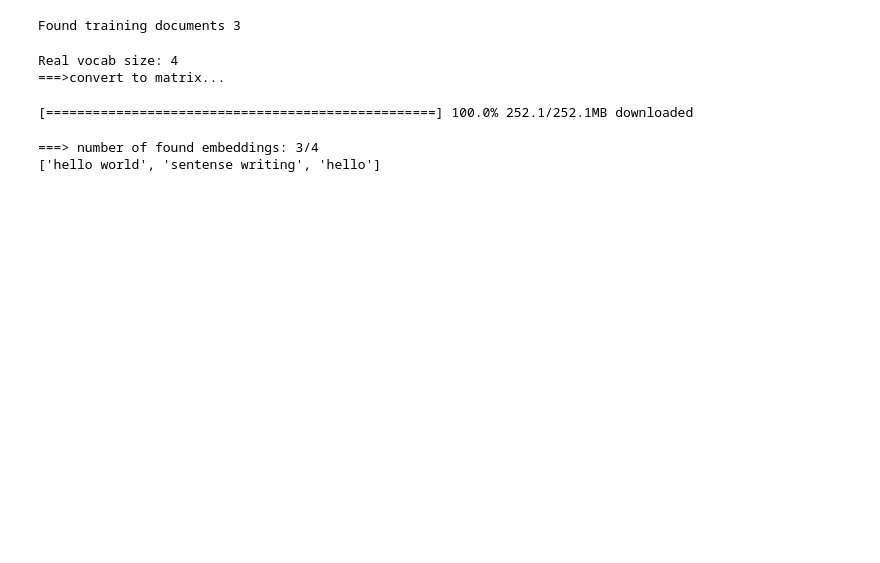
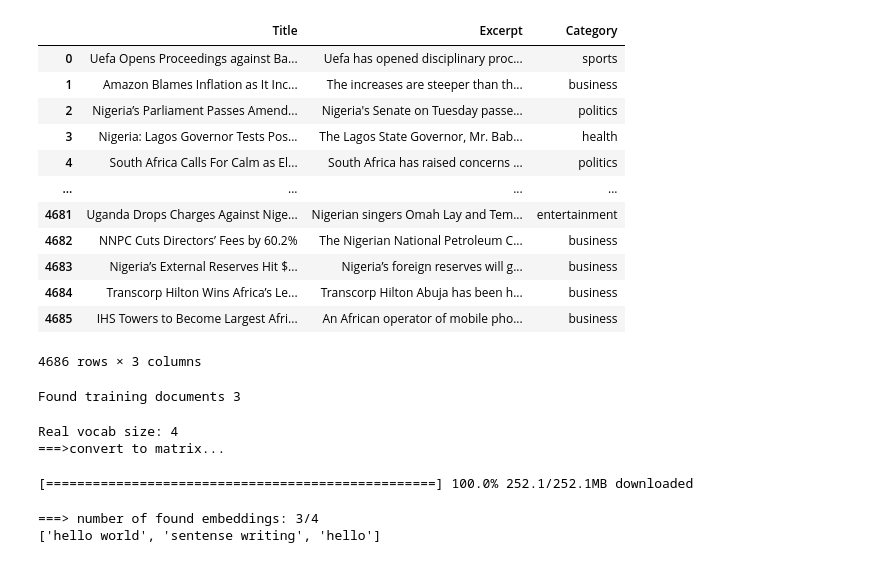
Before and after one commit to icep1anet/ECRTM-handler, a Jupyter notebook: sample.ipynb, the cells around one changed output. Saved outputs shown, nothing was run; the diff lists cells and outputs as text; code cells hidden in the pictures; blank space fills up the shorter version.

```diff
--- a/sample.ipynb
+++ b/sample.ipynb
@@ -33,3 +49,25 @@ data = ["Hello World",
+# %%
+# 複数GPUがある場合は数値で選択可能
+device = "cuda" # or "cpu"
+
+df_train = pd.read_csv("train.csv")
+df_test = pd.read_csv("test.csv")
+
+df_train
+# %% [output]
+|  | Title | Excerpt | Category |
+| 0 | Uefa Opens Proceedings against Ba... | Uefa has opened disciplinary proc... | sports |
+| 1 | Amazon Blames Inflation as It Inc... | The increases are steeper than th... | business |
+| 2 | Nigeria’s Parliament Passes Amend... | Nigeria's Senate on Tuesday passe... | politics |
+| 3 | Nigeria: Lagos Governor Tests Pos... | The Lagos State Governor, Mr. Bab... | health |
+| 4 | South Africa Calls For Calm as El... | South Africa has raised concerns ... | politics |
+| ... | ... | ... | ... |
+| 4681 | Uganda Drops Charges Against Nige... | Nigerian singers Omah Lay and Tem... | entertainment |
+| 4682 | NNPC Cuts Directors’ Fees by 60.2% | The Nigerian National Petroleum C... | business |
+| 4683 | Nigeria’s External Reserves Hit $... | Nigeria’s foreign reserves will g... | business |
+| 4684 | Transcorp Hilton Wins Africa’s Le... | Transcorp Hilton Abuja has been h... | business |
+| 4685 | IHS Towers to Become Largest Afri... | An African operator of mobile pho... | business |
+4686 rows × 3 columns
 # %%
 # preprocess raw data
 stop_words_4_topmost = list(gensim.parsing.preprocessing.STOPWORDS)
```
Also changed, not shown: parts of 4 cells of this notebook, 5 other files.
